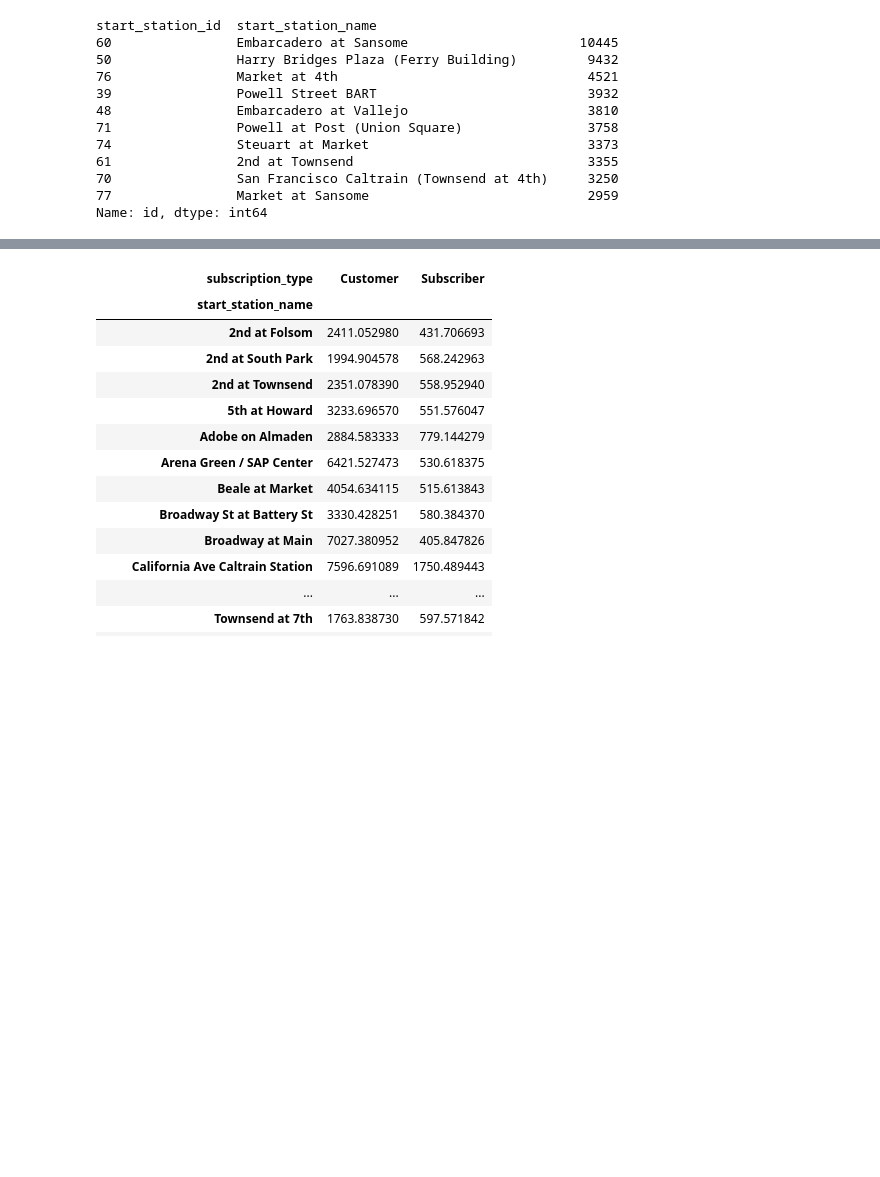
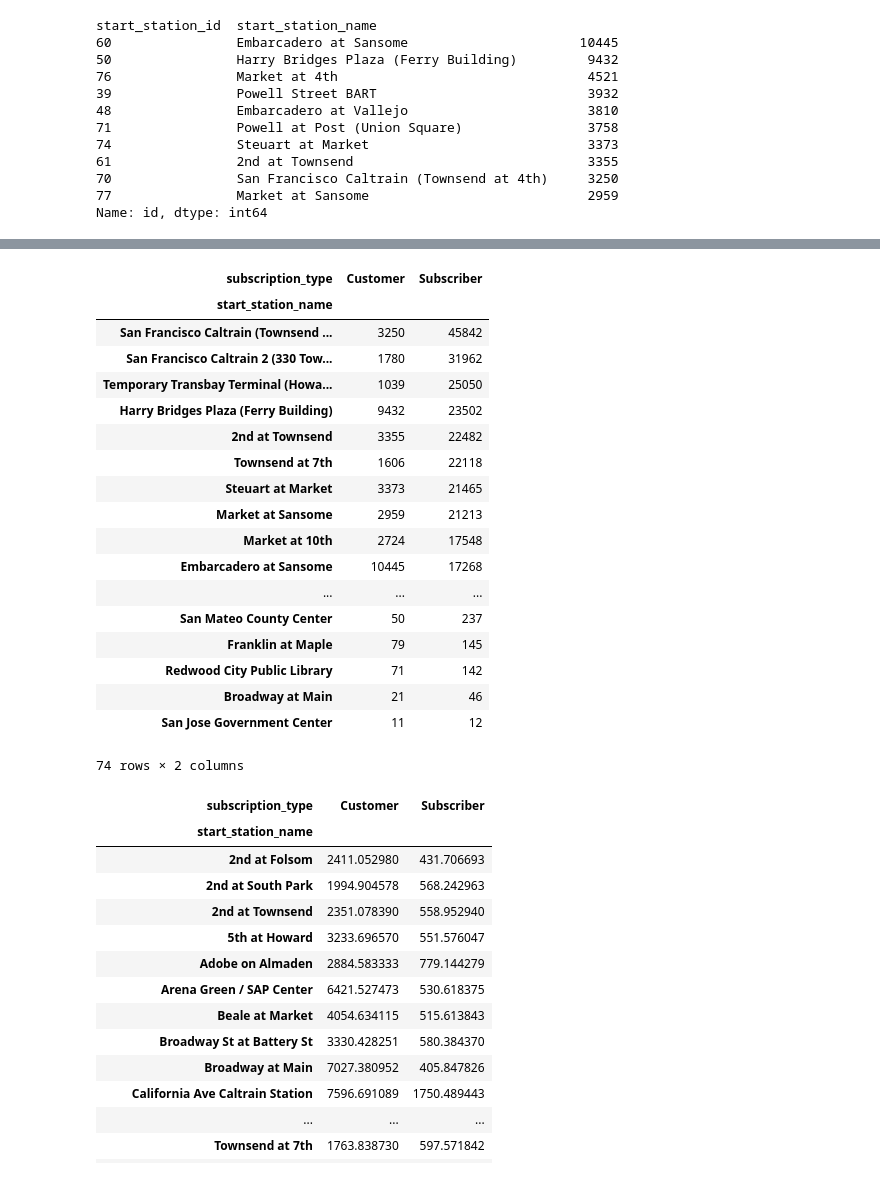
Before and after one commit to blindseth/dadata, a Jupyter notebook: SFBikeShare/derailleur.ipynb, the cells around one changed output, grey strips where cells are left out. Cells and saved outputs as stored; diff of their text form; code cells hidden in the pictures; blank space fills up the shorter version.

```diff
--- a/SFBikeShare/derailleur.ipynb
+++ b/SFBikeShare/derailleur.ipynb
@@ -116,2 +140,26 @@ Name: id, dtype: int64
+# %%
+# trip count by most popular *subscriber* starting stations
+
+df_trip.pivot_table('id', index='start_station_name',columns='subscription_type', aggfunc='count').sort_values('Subscriber', ascending=False)
+# %% [output]
+| subscription_type | Customer | Subscriber |
+| start_station_name |  |  |
+| San Francisco Caltrain (Townsend ... | 3250 | 45842 |
+| San Francisco Caltrain 2 (330 Tow... | 1780 | 31962 |
+| Temporary Transbay Terminal (Howa... | 1039 | 25050 |
+| Harry Bridges Plaza (Ferry Building) | 9432 | 23502 |
+| 2nd at Townsend | 3355 | 22482 |
+| Townsend at 7th | 1606 | 22118 |
+| Steuart at Market | 3373 | 21465 |
+| Market at Sansome | 2959 | 21213 |
+| Market at 10th | 2724 | 17548 |
+| Embarcadero at Sansome | 10445 | 17268 |
+| ... | ... | ... |
+| San Mateo County Center | 50 | 237 |
+| Franklin at Maple | 79 | 145 |
+| Redwood City Public Library | 71 | 142 |
+| Broadway at Main | 21 | 46 |
+| San Jose Government Center | 11 | 12 |
+74 rows × 2 columns
 # %%
 # pivot by duration & subscription type. need to validate
```
Also changed, not shown: parts of 10 cells of this notebook.
